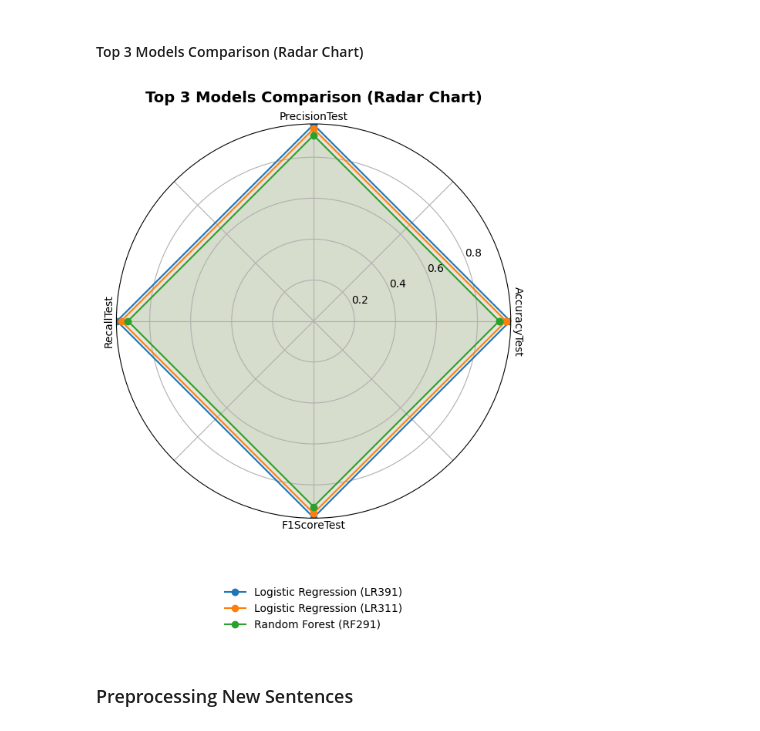
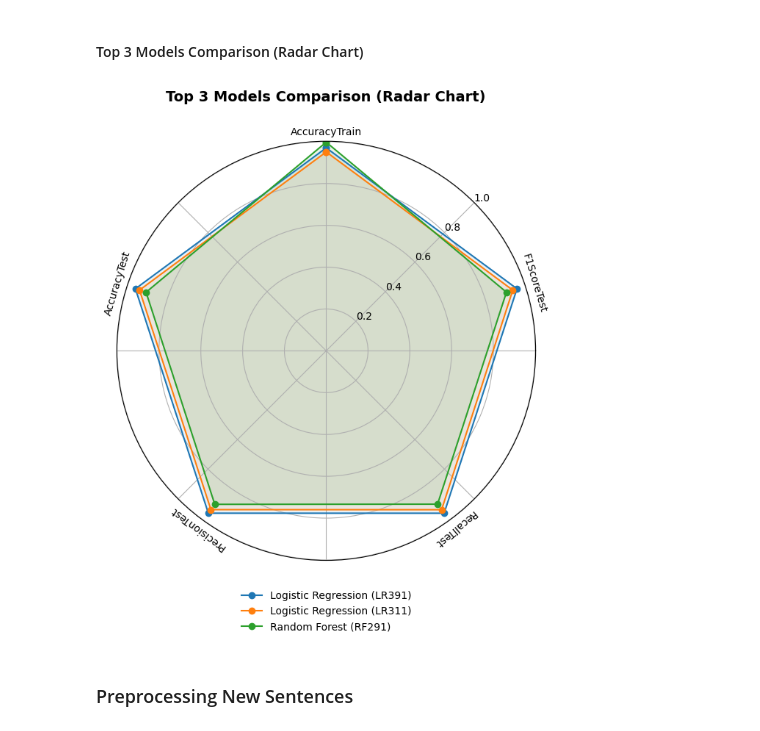
Before and after one commit to abdrahym/SentimentAnalysis-GooglePlayReviews, a Jupyter notebook: Notebook.ipynb, the cells around one changed output. Saved outputs shown, nothing was run; the diff lists cells and outputs as text; code cells hidden in the pictures.

```diff
--- a/Notebook.ipynb
+++ b/Notebook.ipynb
@@ -1031,46 +1031,49 @@ import matplotlib.pyplot as plt
 top3 = resultRunModelCart_df.nlargest(3, 'F1ScoreTest')
 
 # Radar chart setup
-metrics = ['AccuracyTest', 'PrecisionTest', 'RecallTest', 'F1ScoreTest']
+metrics = ['AccuracyTrain','AccuracyTest', 'PrecisionTest', 'RecallTest', 'F1ScoreTest']
 num_vars = len(metrics)
 angles = [n / float(num_vars) * 2 * pi for n in range(num_vars)]
-angles += angles[:1]
+angles = [angle + pi/2 for angle in angles]  # Rotate so first axis (AccuracyTrain) is at 12 o'clock
+angles += angles[:1]  # Complete the loop
 
 # Plotting
 fig = plt.figure(figsize=(8, 8))
 ax = plt.subplot(111, polar=True)
 
 for _, row in top3.iterrows():
     values = [row[m] for m in metrics]
-    values += values[:1]  # Circle Closure
+    values += values[:1]
 
     ax.plot(angles, values, label=f"{row['ModelName']} ({row['IdRun']})", marker='o')
     ax.fill(angles, values, alpha=0.1)
 
 # Hide the degree number on the axis
 ax.set_xticklabels([])
 
 # Manual label in the desired position
-label_rotations = [270, 0, 90, 0]  # Adjust the rotation of each label
+label_rotations = [0, 73, 143, 220, 287]  # Adjust the rotation of each label
 
 for angle, label, rotation in zip(angles[:-1], metrics, label_rotations):
-    ax.text(angle, max(values) * 1.1, label, ha='center', va='center', fontsize=10, rotation=rotation)
+    ax.text(angle, max(values) * 1.05, label, ha='center', va='center', fontsize=10, rotation=rotation)
+
+ax.set_rgrids([0.2, 0.4, 0.6, 0.8, 1.0], angle=45)
 
 # Title in the top center with a space down
-fig.suptitle('Top 3 Models Comparison (Radar Chart)', fontsize=14, fontweight='bold', y=0.92)
+fig.suptitle('Top 3 Models Comparison (Radar Chart)', fontsize=14, fontweight='bold', y=0.95)
 
 # Legend below center
 ax.legend(
     loc='upper center',
-    bbox_to_anchor=(0.5, -0.15),
+    bbox_to_anchor=(0.5, -0.05),
     ncol=1,
     frameon=False
 )
 
 plt.tight_layout(rect=[0, 0, 1, 0.95])
 plt.show()
 # %% [output]
-[figure, old version]
+[figure, new version]
 # %% [markdown]
 ### Preprocessing New Sentences
 # %%
```
Also changed, not shown: parts of 4 cells of this notebook, 3 other files.
